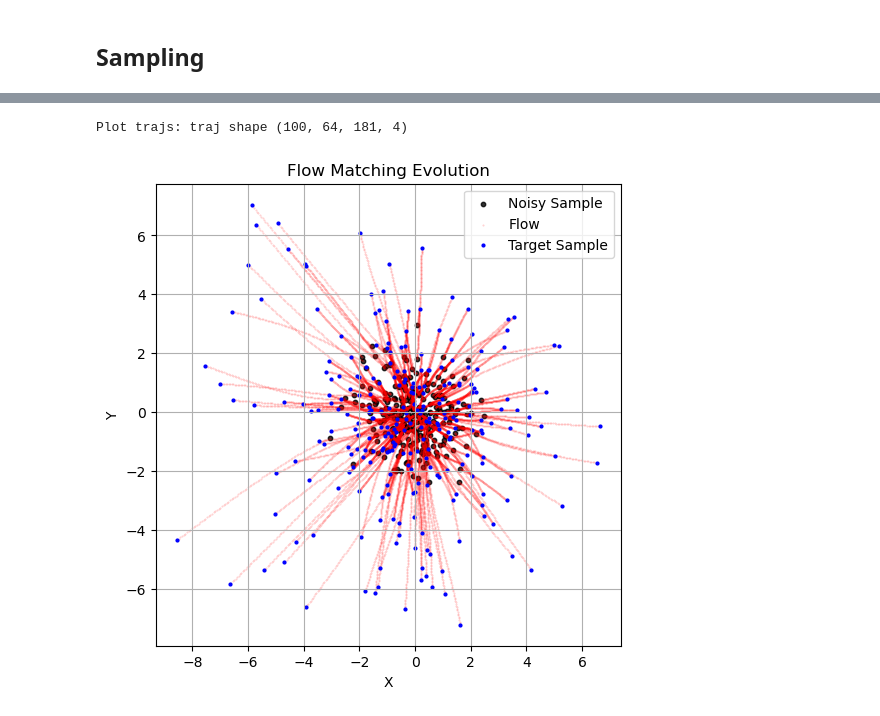
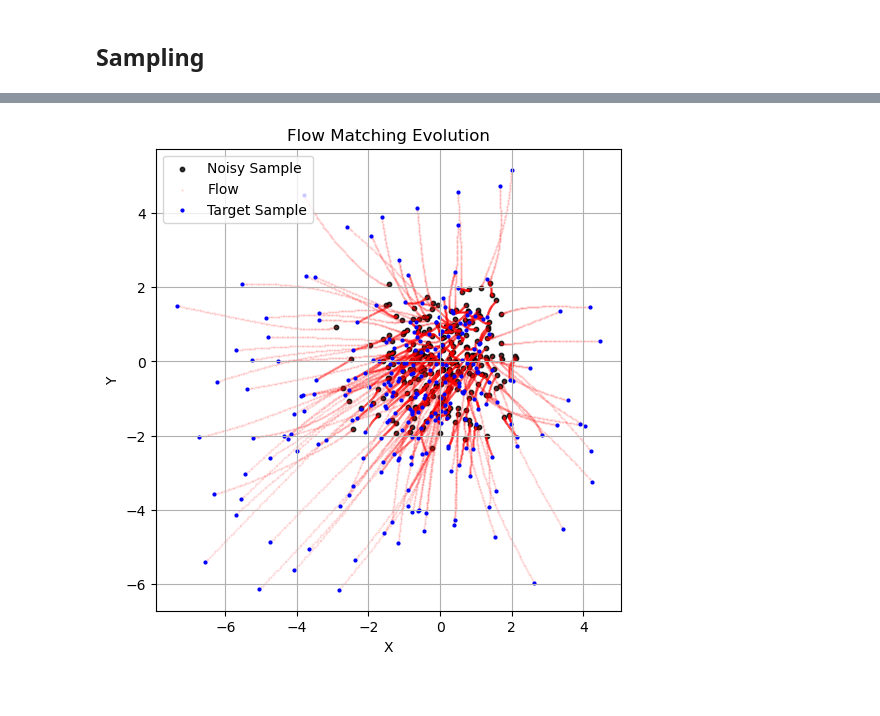
Before and after one commit to MortenHS/FlowMatching, a Jupyter notebook: cfm.ipynb, the cells around one changed output, grey strips where cells are left out. Drawn from its saved outputs; the diff is of its cells as text; code cells hidden in the pictures.

```diff
--- a/cfm.ipynb
+++ b/cfm.ipynb
@@ -443,20 +488,3 @@ xt shape (64, 181, 5), vel pred shape (64, 181, 4)
-# %%
-def plot_trajectories(traj, batch_size, observation_lst):
-    """Plot trajectories of some selected samples."""
-    print(f"Plot trajs: traj shape {traj.shape}")
-    n = batch_size  # Batch_size
-    plt.figure(figsize=(6, 6))
-    plt.scatter(traj[0, :n, 0], traj[0, :n, 1], s=10, alpha=0.8, c="black", label="Noisy Sample")
-    plt.scatter(traj[:, :n, 0], traj[:, :n, 1], s=0.2, alpha=0.2, c="red", label="Flow")
-    plt.scatter(traj[-1, :n, 0], traj[-1, :n, 1], s=4, alpha=1, c="blue", label="Target Sample")
-    # for observations in observation_lst:
-    #     plt.plot(observations[0, :, 0].cpu().numpy(), observations[0, :, 1].cpu().numpy(), color='g', alpha=0.5)
-    plt.legend()
-    plt.title("Flow Matching Evolution")
-    plt.grid(True)
-    plt.xlabel('X')
-    plt.ylabel('Y')
-    plt.show()
 # %% [markdown]
 ## Sampling
 # %%
@@ -490,6 +518,31 @@ def single_gaussian_sample_alt(batch_size, sec_dim, traj_dim, sigma, device=devi
     """
 
     return torch.randn(batch_size, sec_dim, traj_dim, device=device, dtype=torch.float32) * var**0.5
+# %%
+def plot_trajectories(traj, sec_dim, observation_lst):
+    """Plot trajectories of some selected samples."""
+    n = sec_dim
+    plt.figure(figsize=(6, 6))
+    plt.scatter(traj[0, :n, 0], traj[0, :n, 1], s=10, alpha=0.8, c="black", label="Noisy Sample")
+    plt.scatter(traj[:, :n, 0], traj[:, :n, 1], s=0.2, alpha=0.2, c="red", label="Flow")
+    plt.scatter(traj[-1, :n, 0], traj[-1, :n, 1], s=4, alpha=1, c="blue", label="Target Sample")
+    # plt.plot(traj[-1, :n, 0], traj[-1, :n, 1], alpha=0.3, c="blue", label="Target Sample")
+    # for observations in observation_lst:
+    #     plt.plot(observations[0, :, 0].cpu().numpy(), observations[0, :, 1].cpu().numpy(), color='g', alpha=0.5)
+    # for observations in observation_lst:
+    #     plt.scatter(
+    #         observations[0, :, 0].cpu().numpy(),  # X positions
+    #         observations[0, :, 1].cpu().numpy(),  # Y positions
+    #         color='g',
+    #         alpha=0.5,
+    #         s=1  # Adjust point size if needed
+    #     )
+    plt.legend()
+    plt.title("Flow Matching Evolution")
+    plt.grid(True)
+    plt.xlabel('X')
+    plt.ylabel('Y')
+    plt.show()
 # %%
 def sample(flow_model, batch_size, shape, sigma, traj_dim=4, solver="dopri5"):
 
@@ -510,9 +587,8 @@ def sample(flow_model, batch_size, shape, sigma, traj_dim=4, solver="dopri5"):
 # %%
 # Må ta inn t og x, istedenfor xt virker det som.
 shape = xt.shape[1]
 traj = sample(flow_model, batch_size, shape, sigma)
 
-plot_trajectories(traj.cpu().numpy(), batch_size, observation_lst)
+plot_trajectories(traj.cpu().numpy(), shape, observation_lst)
 # %% [output]
-Plot trajs: traj shape (100, 64, 181, 4)
-[figure, old version]
+[figure, new version]
```
Also changed, not shown: parts of 21 cells of this notebook, 3 other files.
